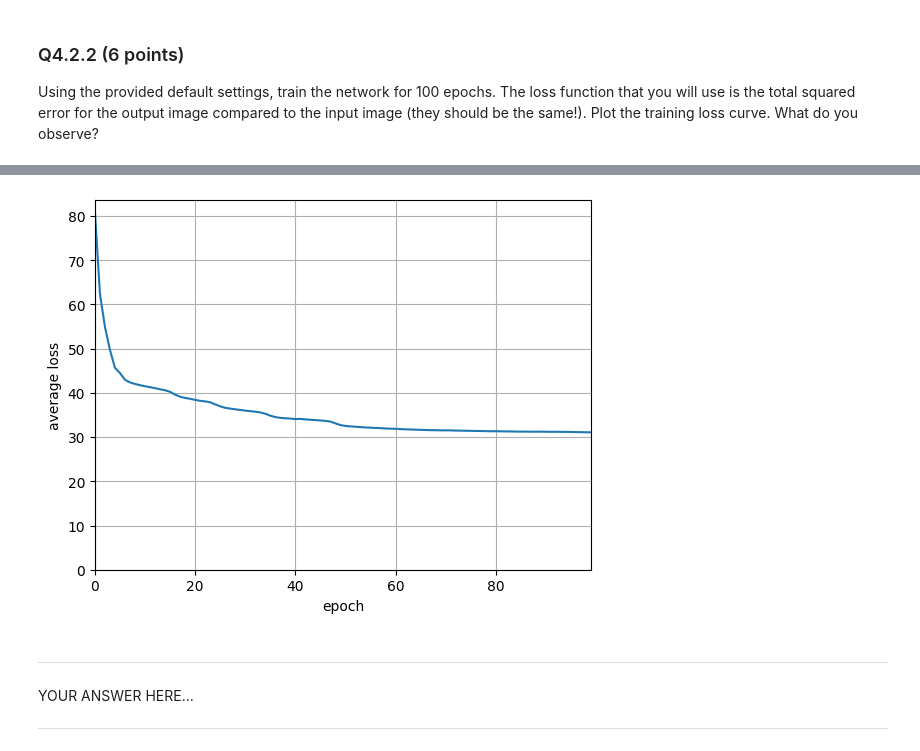
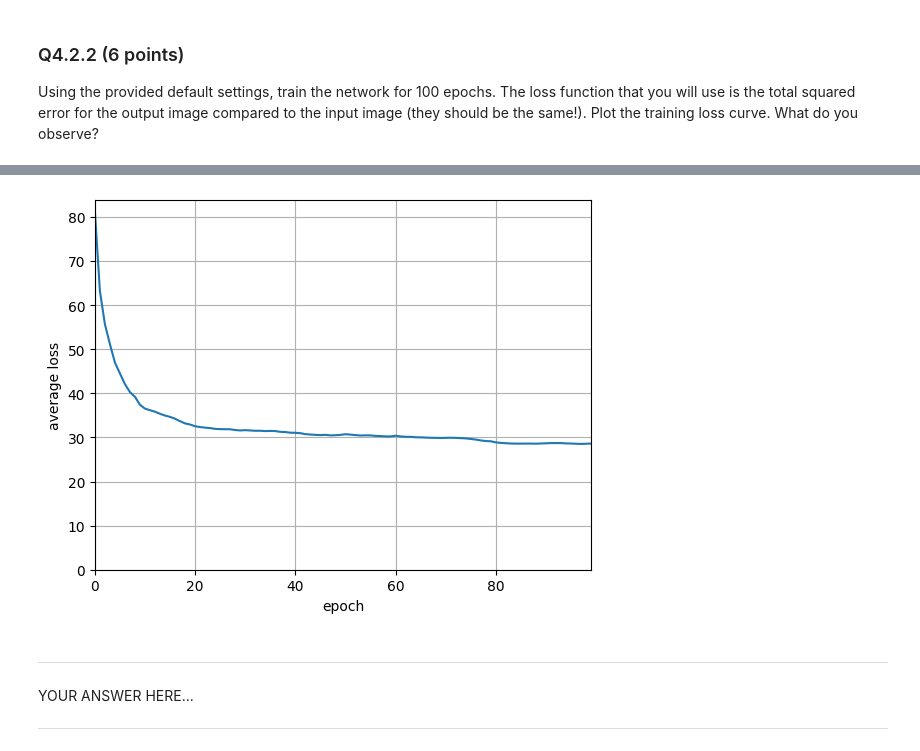
Before and after one commit to PAOK-2001/ComputerVision-16720, a Jupyter notebook: hw5/HW5_NeuralNetworks.ipynb, the cells around one changed output, grey strips where cells are left out. Saved outputs shown, nothing was run; the diff lists cells and outputs as text; code cells hidden in the pictures.

```diff
--- a/hw5/HW5_NeuralNetworks.ipynb
+++ b/hw5/HW5_NeuralNetworks.ipynb
@@ -1026,7 +1026,7 @@ valid_x = valid_data['valid_data']
 
 max_iters = 100
 # pick a batch size, learning rate
-batch_size = 36
+batch_size = 64
 learning_rate =  3e-5
 hidden_size = 32
 lr_rate = 20
@@ -1114,4 +1114,4 @@ itr: 98          loss: 335839.62
-[figure, old version]
+[figure, new version]
 # %% [markdown]
 ---
 
```
Also changed, not shown: parts of 2 cells of this notebook.
